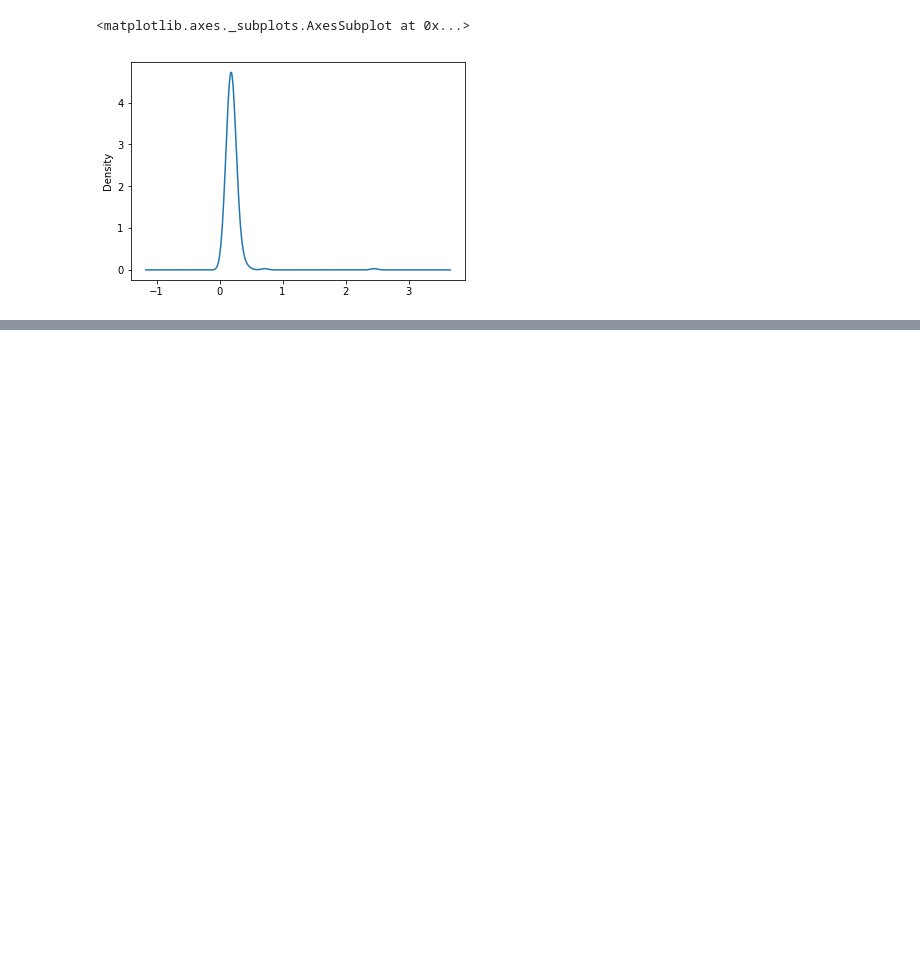
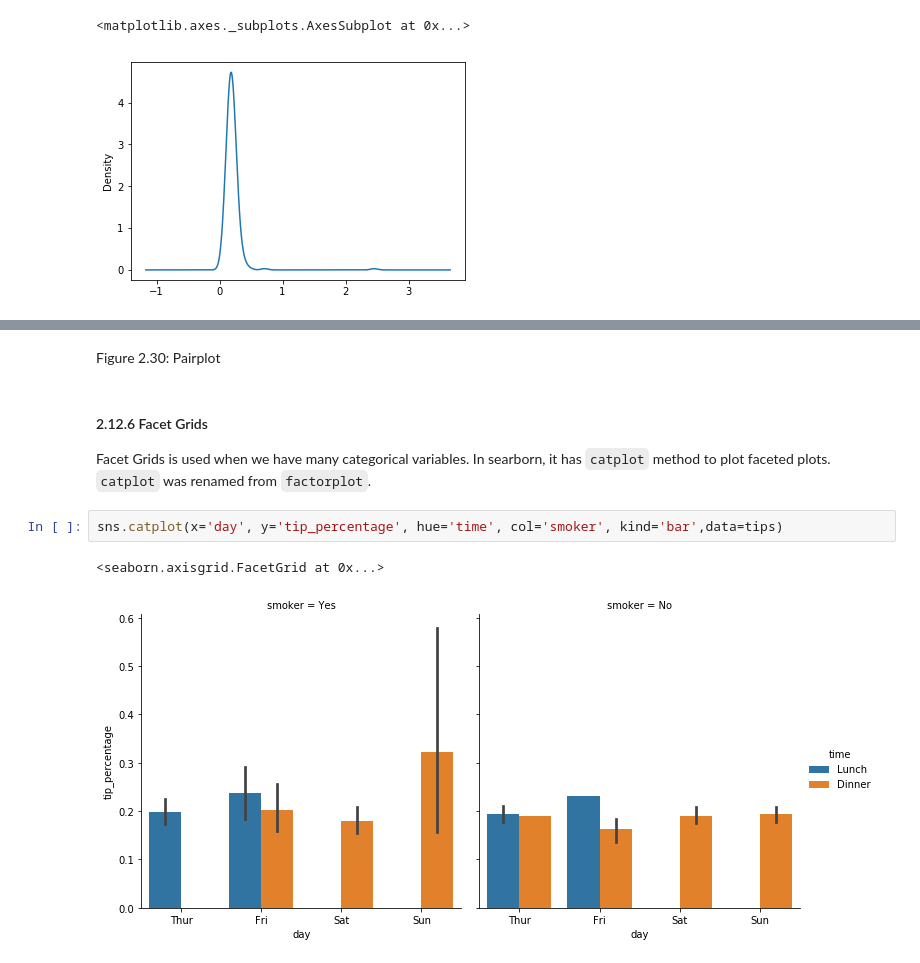
Before and after one commit to analyticstensor/ml, a Jupyter notebook: Prerequisite/Chapter_2-Matplotlib-Part 2.ipynb, the cells around one changed output, grey strips where cells are left out. Drawn from its saved outputs; the diff is of its cells as text; blank space fills up the shorter version.

```diff
--- a/Prerequisite/Chapter_2-Matplotlib-Part 2.ipynb
+++ b/Prerequisite/Chapter_2-Matplotlib-Part 2.ipynb
@@ -204,0 +244,10 @@ Scatter plots or points plot are useful to show relationship between two one-dim
+# %% [markdown]
+Figure 2.30: Pairplot
+# %% [markdown]
+#### 2.12.6 Facet Grids
+Facet Grids is used when we have many categorical variables. In searborn, it has `catplot` method to plot  faceted plots. `catplot` was renamed from `factorplot`.
+# %%
+sns.catplot(x='day', y='tip_percentage', hue='time', col='smoker', kind='bar',data=tips)
+# %% [output]
+<seaborn.axisgrid.FacetGrid at 0x...>
+[figure, added]
```
Also changed, not shown: parts of 31 cells of this notebook.
